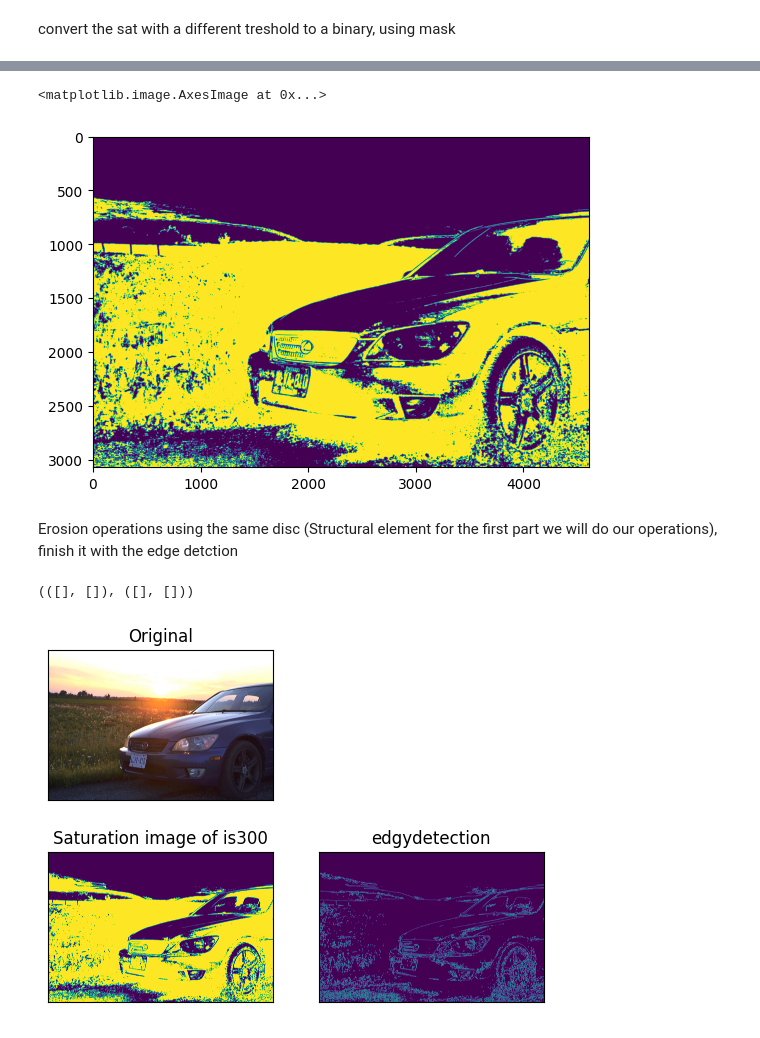
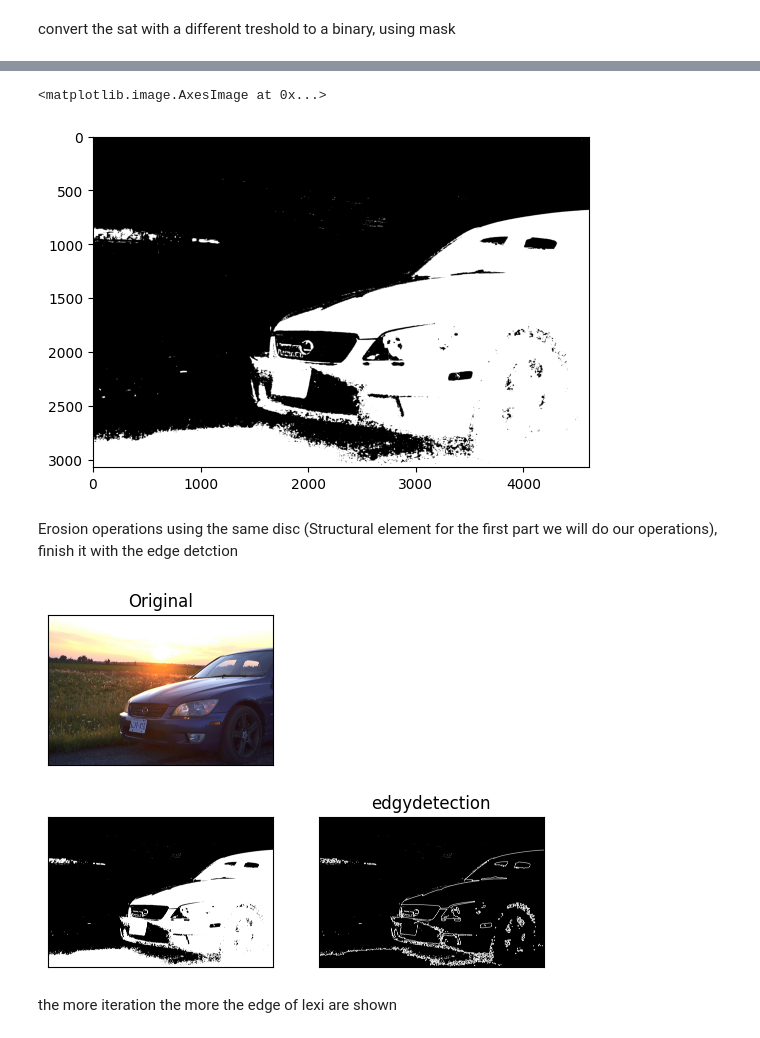
Before and after one commit to Neelxm10/cv-lab3, a Jupyter notebook: cv-lab3.ipynb, the cells around one changed output, grey strips where cells are left out. Saved outputs shown, nothing was run; the diff lists cells and outputs as text; code cells hidden in the pictures.

```diff
--- a/cv-lab3.ipynb
+++ b/cv-lab3.ipynb
@@ -185,29 +196,32 @@ plt.show()
 # %%
 
-binret, Bimg = cv2.threshold(imgSat2, 80, 180,cv2.THRESH_BINARY)
+binret, Bimg = cv2.threshold(imgHue2, 70, 180,cv2.THRESH_BINARY)
+disc2 = cv2.getStructuringElement(cv2.MORPH_ELLIPSE, (5, 5))
 
-plt.imshow( Bimg)
+plt.imshow( Bimg, cmap = plt.cm.gray)
 # %% [output]
 <matplotlib.image.AxesImage at 0x...>
-[figure, old version]
+[figure, new version]
 # %% [markdown]
 Erosion operations using the same disc (Structural element for the first part we will do our operations), finish it with the edge detction
 # %%
   # adding the SE for our erosion
-eroded_image = cv2.erode(Bimg, disc, iterations=1)
+eroded_image = cv2.erode(Bimg, disc2, iterations=5)
 
 # show the binary image to delete the eroded image from the original bimg created
-edgydetection = cv2.absdiff(Bimg, eroded_image)
+edgydetection = cv2.absdiff(Bimg, eroded_image) # deleting the erroded binary from the original
 
 plt.subplot(221), plt.imshow(cv2.cvtColor(lexi, cv2.COLOR_BGR2RGB)), plt.title("Original")
 plt.xticks([]), plt.yticks([])
-plt.subplot(223), plt.imshow(Bimg), plt.title("Saturation image of is300")
+plt.subplot(223), plt.imshow( Bimg, cmap = plt.cm.gray)
 plt.xticks([]), plt.yticks([])
-plt.subplot(224), plt.imshow(edgydetection), plt.title("edgydetection")
+plt.subplot(224), plt.imshow(edgydetection, cmap = plt.cm.gray), plt.title("edgydetection")
 plt.xticks([]), plt.yticks([])
+plt.show()
 # %% [output]
-(([], []), ([], []))
-[figure, old version]
+[figure, new version]
+# %% [markdown]
+the more iteration the more the edge of lexi are shown
 # %%
 #waits for user to press a key
 cv2.waitKey(0)
```
Also changed, not shown: parts of 1 cell of this notebook, 3 other files.
